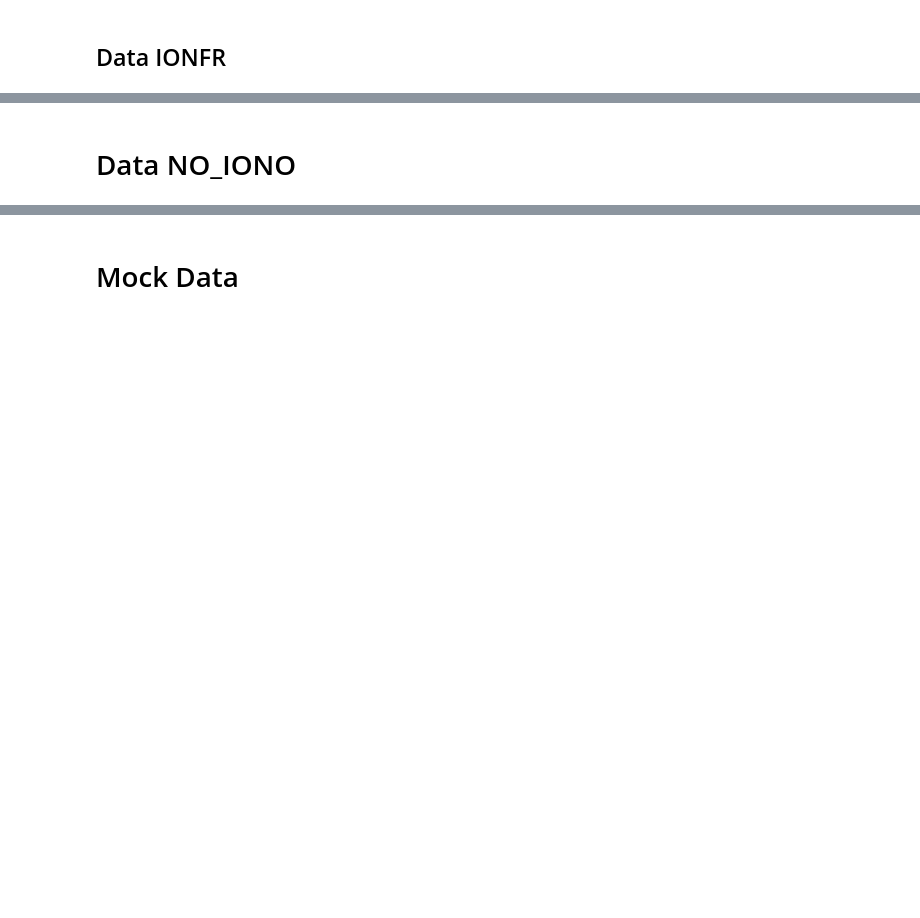
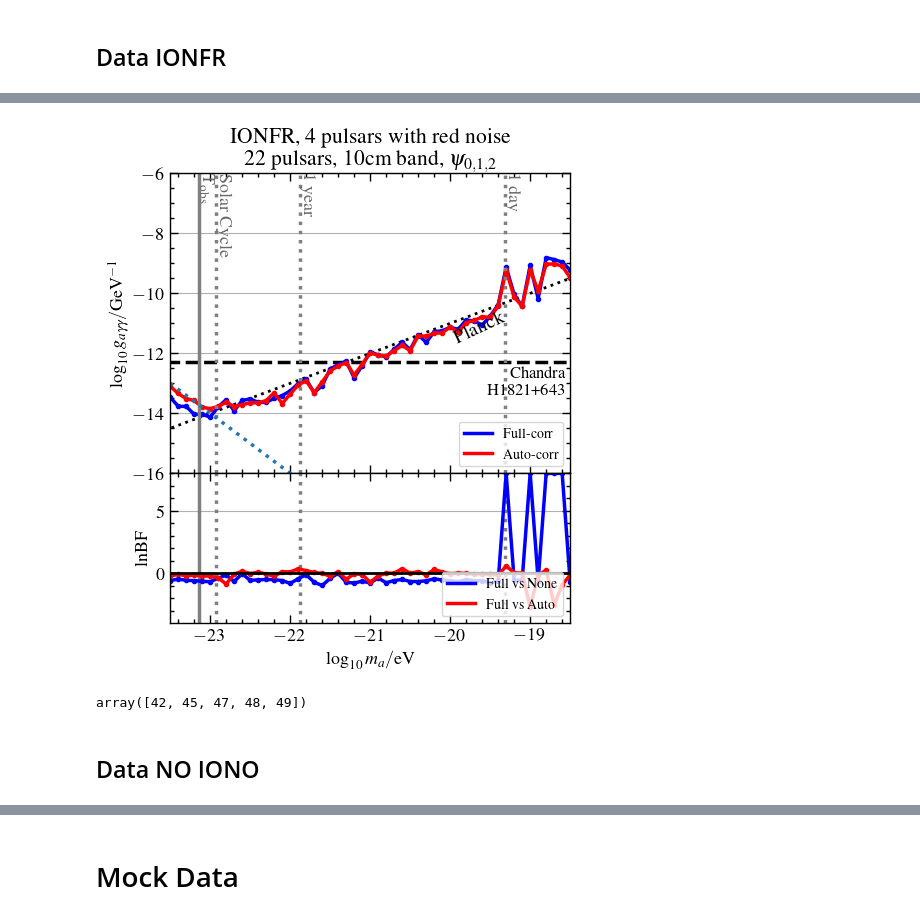
Before and after one commit to XueXiao-Physics/PPA, a Jupyter notebook: 2_Result.ipynb, the cells around one changed output, grey strips where cells are left out. Cells and saved outputs as stored; diff of their text form; code cells hidden in the pictures; blank space fills up the shorter version.

```diff
--- a/2_Result.ipynb
+++ b/2_Result.ipynb
@@ -285,5 +172,67 @@ make_bf_plot(axes[1],l10ma,lbf_af ,lbf_nf)
+# %%
+# True
+fig,axes = plt.subplots(2,1,figsize=(5,6),sharex=True,gridspec_kw={'height_ratios': [4, 2]})
+lbf_nf = None; lbf_af = None; ul_auto= None; ul_full=None;
+plt.subplots_adjust(left=0.15,
+                    bottom=0.10,
+                    right=0.95,
+                    top=0.85,
+                    wspace=0.0,
+                    hspace=0.0)
+
+
+l10ma = np.arange(0,51)*0.1 -23.5
+ul_auto = np.array([-1.351, -1.694, -1.968, -2.126, -2.451, -2.601, -2.627, -2.588,
+       -2.828, -2.868, -2.906, -3.007, -3.03 , -2.872, -3.329, -3.116,
+       -2.912, -2.87 , -3.369, -3.109, -2.842, -2.774, -2.768, -3.278,
+       -3.025, -2.741, -2.919, -3.051, -2.963, -2.894, -3.168, -2.77 ,
+       -2.886, -2.886, -2.975, -2.878, -3.148, -2.935, -2.96 , -2.939,
+       -3.053, -2.776, -1.686, -2.683, -3.085, -1.974, -2.779, -1.988,
+       -2.072, -2.246, -2.732])
+
+
+
+ul_full = np.array([-1.718, -2.12 , -2.226, -2.587, -2.69 , -2.881, -2.643, -2.501,
+       -2.976, -2.727, -2.779, -2.986, -3.092, -3.055, -3.063, -3.013,
+       -2.864, -2.823, -3.368, -3.231, -2.78 , -2.732, -2.718, -3.373,
+       -3.067, -2.707, -2.91 , -3.074, -2.924, -2.785, -3.129, -2.733,
+       -3.092, -2.836, -2.903, -2.889, -3.054, -2.85 , -2.973, -3.215,
+       -3.014, -2.743, -1.581, -2.594, -3.093, -1.826, -3.032, -1.767,
+       -1.929, -2.115, -2.482])
+
+
+make_ul_plot(axes[0],l10ma,ul_auto,ul_full)
+axes[0].set_title("IONFR, 4 pulsars with red noise\n 22 pulsars, 10cm band,"+r" $\psi_{0,1,2}$")
+axes[0].plot(l10ma , -13-2*(l10ma+23.5),':')
+
+
+lbf_af = np.array([-0.212, -0.082, -0.192, -0.151, -0.206, -0.22 , -0.352, -0.859,
+       -0.063,  0.169, -0.017,  0.092, -0.054, -0.229,  0.136,  0.111,
+        0.36 ,  0.218,  0.069, -0.006, -0.234,  0.141, -0.478, -0.03 ,
+       -0.098, -0.709, -0.209,  0.024,  0.009,  0.376,  0.014,  0.139,
+       -0.121,  0.311,  0.111, -0.034,  0.029, -0.004, -0.056, -0.044,
+       -0.067, -0.137,  0.582,  0.061,  0.011, -2.718, -0.136,  0.258,
+       -2.532, -0.912, -0.149])
+
+lbf_nf = np.array([-0.575, -0.457, -0.555, -0.583, -0.638, -0.668, -0.398, -0.132,
+       -0.649, -0.028, -0.565, -0.517, -0.492, -0.501, -0.577, -0.802,
+       -0.438, -0.101, -0.713, -0.971, -0.405,  0.014, -0.722, -0.77 ,
+       -0.631, -0.765, -0.374, -0.75 , -0.574, -0.489, -0.653, -0.658, -0.593, -0.437, -0.534, -0.594,
+       -0.664, -0.508, -0.595, -0.595, -0.756, -0.647,inf,-0.55808, -0.552,inf, -0.592,inf,inf,inf,-0.697420])
+
+make_bf_plot(axes[1],l10ma,lbf_af ,lbf_nf)
+#plt.savefig("Figures/ul_bf_iono_10.pdf")
+#plt.savefig("Figures/ul_bf_iono_10.jpg")
+# %% [output]
+[figure, added]
+# %%
+crit = np.where(lbf_nf>10)[0]
+np.array([crit,l10ma[crit],lbf_nf[crit]]).T
+crit
+# %% [output]
+array([42, 45, 47, 48, 49])
 # %% [markdown]
-# Data NO_IONO
+## Data NO IONO
 # %%
 # True
 fig,axes = plt.subplots(2,1,figsize=(5,6),sharex=True,gridspec_kw={'height_ratios': [4, 2]})
```
Also changed, not shown: parts of 21 cells of this notebook, 2 other files.
